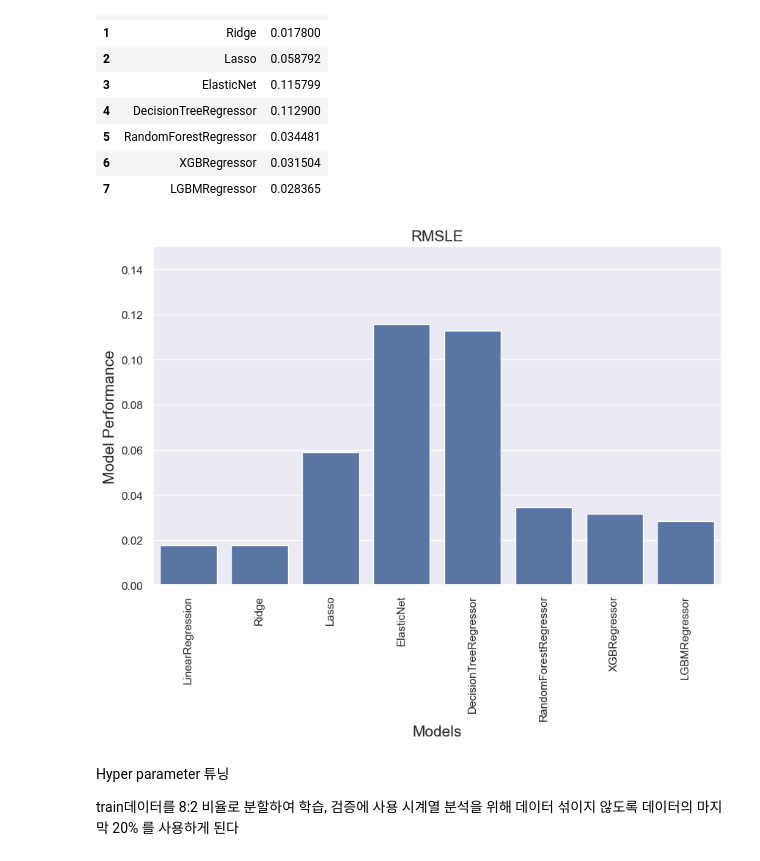
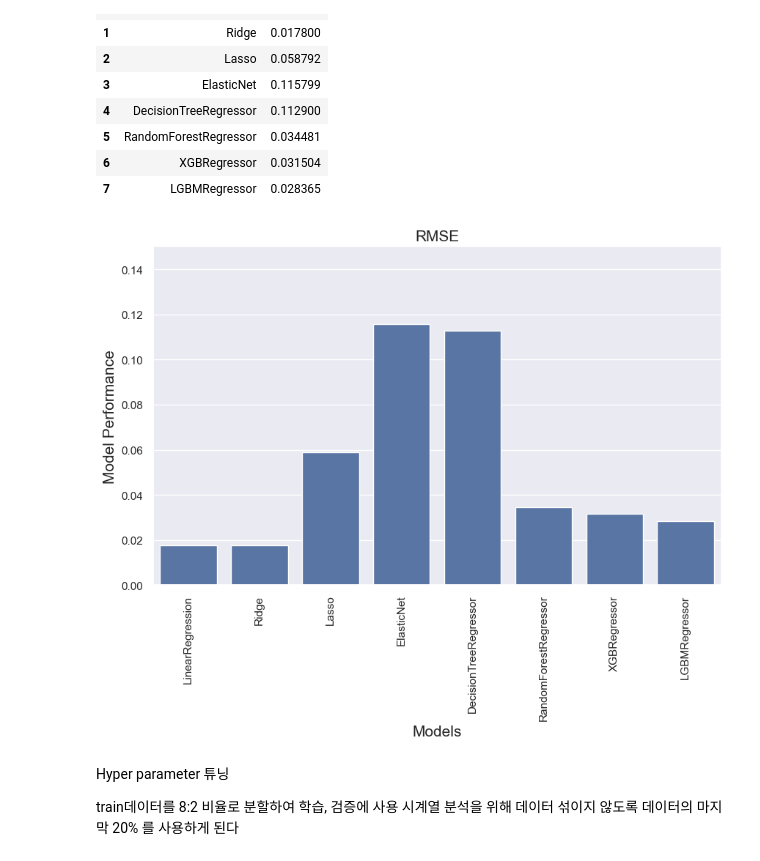
Before and after one commit to HOYUN-Y/Business_analytics, a Jupyter notebook: housing_price_prediction/src/부동산 예측 프로젝트.ipynb, the cells around one changed output. Drawn from its saved outputs; the diff is of its cells as text; code cells hidden in the pictures.

```diff
--- a/housing_price_prediction/src/부동산 예측 프로젝트.ipynb
+++ b/housing_price_prediction/src/부동산 예측 프로젝트.ipynb
@@ -545,14 +547,14 @@ result_df
 # %%
 f, ax = plt.subplots(figsize=(10, 6))
 plt.xticks(rotation=90)
 sns.barplot(x=result_df['Model'], y=result_df['Score'])
 plt.xlabel('Models', fontsize=15)
 plt.ylabel('Model Performance', fontsize=15)
 plt.ylim(0.0, 0.15)
-plt.title('RMSLE', fontsize=15)
+plt.title('RMSE', fontsize=15)
 plt.show()
 # %% [output]
-[figure, old version]
+[figure, new version]
 # %% [markdown]
 Hyper parameter 튜닝
 
```
Also changed, not shown: parts of 2 cells of this notebook, 3 other files.
